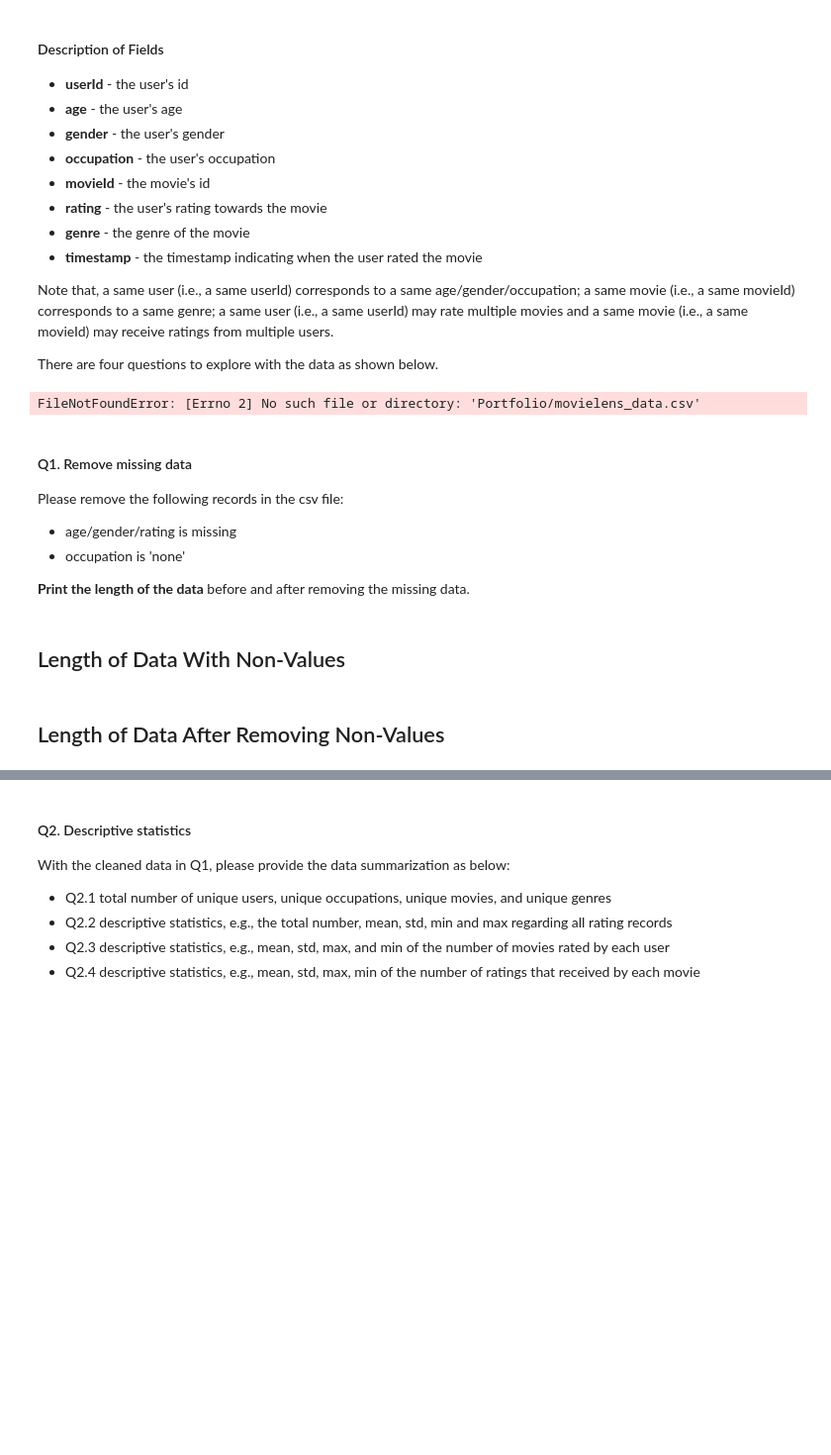
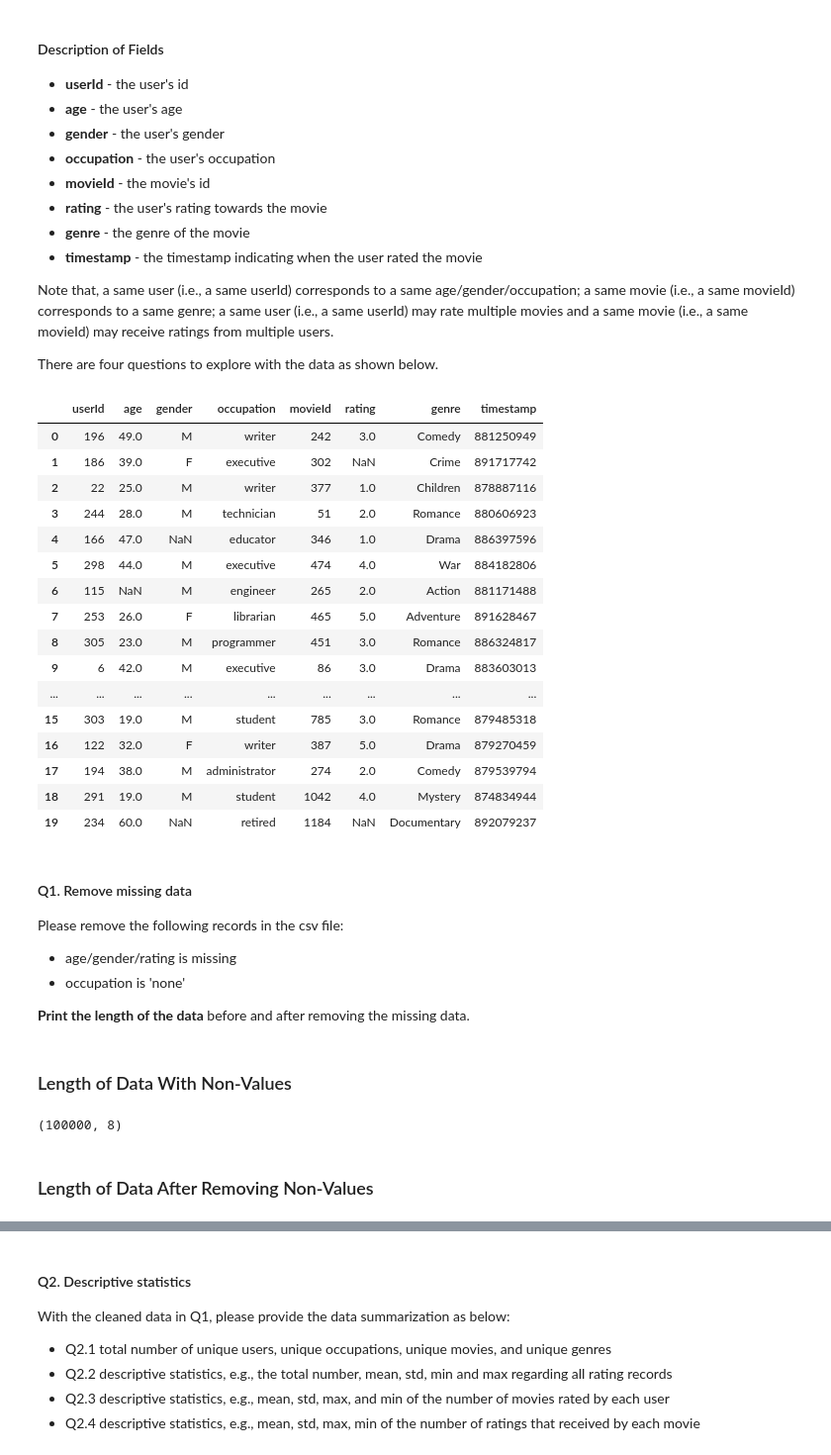
Before and after one commit to MichaelD07/DataSciencePortfolio, a Jupyter notebook: Portfolio/Portfolio_Part_1.ipynb, the cells around one changed output, grey strips where cells are left out. Shown at 99% size. Cells and saved outputs as stored; diff of their text form; code cells hidden in the pictures; blank space fills up the shorter version.

```diff
--- a/Portfolio/Portfolio_Part_1.ipynb
+++ b/Portfolio/Portfolio_Part_1.ipynb
@@ -33,11 +33,26 @@ movies = 'Portfolio/movielens_data.csv'
 # %%
-column_names = ['userId', 'age', 'gender', 'occupation', 'movieId', 'rating', 'genre', 'timestamp']
-movies = pd.read_csv('Portfolio/movielens_data.csv')
-movies.head()
+movies = pd.read_csv('movielens_data.csv')
+movies.head(20)
 # %% [output]
-FileNotFoundError: [Errno 2] No such file or directory: 'Portfolio/movielens_data.csv'
+|  | userId | age | gender | occupation | movieId | rating | genre | timestamp |
+| 0 | 196 | 49.0 | M | writer | 242 | 3.0 | Comedy | 881250949 |
+| 1 | 186 | 39.0 | F | executive | 302 | NaN | Crime | 891717742 |
+| 2 | 22 | 25.0 | M | writer | 377 | 1.0 | Children | 878887116 |
+| 3 | 244 | 28.0 | M | technician | 51 | 2.0 | Romance | 880606923 |
+| 4 | 166 | 47.0 | NaN | educator | 346 | 1.0 | Drama | 886397596 |
+| 5 | 298 | 44.0 | M | executive | 474 | 4.0 | War | 884182806 |
+| 6 | 115 | NaN | M | engineer | 265 | 2.0 | Action | 881171488 |
+| 7 | 253 | 26.0 | F | librarian | 465 | 5.0 | Adventure | 891628467 |
+| 8 | 305 | 23.0 | M | programmer | 451 | 3.0 | Romance | 886324817 |
+| 9 | 6 | 42.0 | M | executive | 86 | 3.0 | Drama | 883603013 |
+| ... | ... | ... | ... | ... | ... | ... | ... | ... |
+| 15 | 303 | 19.0 | M | student | 785 | 3.0 | Romance | 879485318 |
+| 16 | 122 | 32.0 | F | writer | 387 | 5.0 | Drama | 879270459 |
+| 17 | 194 | 38.0 | M | administrator | 274 | 2.0 | Comedy | 879539794 |
+| 18 | 291 | 19.0 | M | student | 1042 | 4.0 | Mystery | 874834944 |
+| 19 | 234 | 60.0 | NaN | retired | 1184 | NaN | Documentary | 892079237 |
 # %% [markdown]
- #### Q1. Remove missing data
+#### Q1. Remove missing data
 
 Please remove the following records in the csv file:
 
@@ -46,12 +61,14 @@ Please remove the following records in the csv file:
 
 __Print the length of the data__ before and after removing the missing data.
 # %% [markdown]
-## Length of Data With Non-Values
+### Length of Data With Non-Values
 # %%
-# your code and solutions
+# code and solutions
 movies.shape
+# %% [output]
+(100000, 8)
 # %% [markdown]
-## Length of Data After Removing Non-Values
+### Length of Data After Removing Non-Values
 # %%
 movies_reviews = movies.dropna()
 movies_reviews.shape
```
Also changed, not shown: parts of 15 cells of this notebook.
